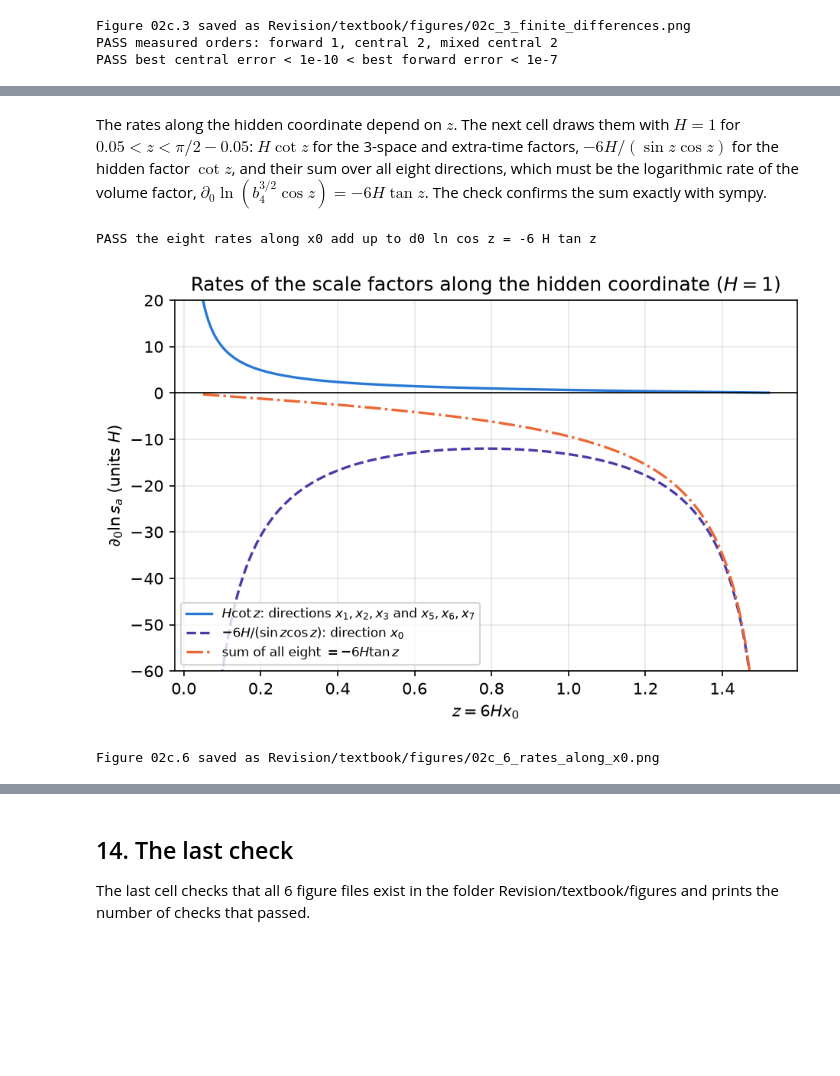
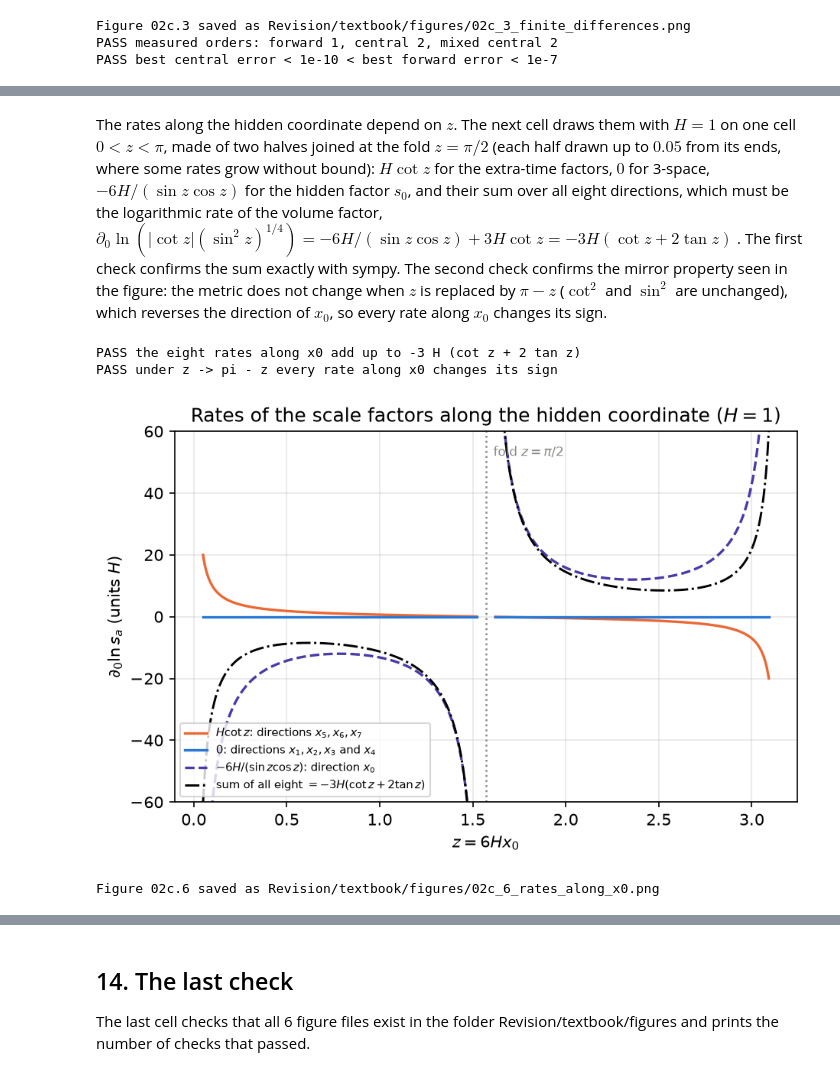
Before and after one commit to once-ere/Dirac_claude, a Jupyter notebook: Revision/textbook/notebooks/02c_partial_derivatives.ipynb, the cells around one changed output, grey strips where cells are left out. Drawn from its saved outputs; the diff is of its cells as text; code cells hidden in the pictures; blank space fills up the shorter version.

```diff
--- a/Revision/textbook/notebooks/02c_partial_derivatives.ipynb
+++ b/Revision/textbook/notebooks/02c_partial_derivatives.ipynb
@@ -1171,42 +1258,60 @@ PASS the eight rates along x4 add up to (3/2) b4'/b4, zero for constant b4
 Figure 02c.5 saved as Revision/textbook/figures/02c_5_rates_along_x4.png
 # %% [markdown]
 The rates along the hidden coordinate depend on $z$. The next cell draws them
-with $H = 1$ for $0.05 < z < \pi/2 - 0.05$: $H \cot z$ for the 3-space and
-extra-time factors, $-6H/(\sin z \cos z)$ for the hidden factor $\cot z$, and
-their sum over all eight directions, which must be the logarithmic rate of the
-volume factor, $\partial_0 \ln (b_4^{3/2} \cos z) = -6H \tan z$. The check
-confirms the sum
-exactly with sympy.
+with $H = 1$ on one cell $0 < z < \pi$, made of two halves joined at the fold
+$z = \pi/2$ (each half drawn up to $0.05$ from its ends, where some rates grow
+without bound): $H \cot z$ for the extra-time factors, $0$ for 3-space,
+$-6H/(\sin z \cos z)$ for the hidden
+factor $s_0$, and their sum over all eight directions, which must be the
+logarithmic rate of the volume factor, $\partial_0 \ln (|\cot z|
+(\sin^2 z)^{1/4}) = -6H/(\sin z \cos z) + 3H \cot z = -3H (\cot z + 2 \tan z)$.
+The first check confirms the sum exactly with sympy. The second check confirms
+the mirror property seen in the figure: the metric does not change when $z$ is
+replaced by $\pi - z$ ($\cot^2$ and $\sin^2$ are unchanged), which reverses the
+direction of $x_0$, so every rate along $x_0$ changes its sign.
 # %%
-rate_sum0 = sp.simplify(tidy(sum(rate0)))
-check(same(rate_sum0, -6 * H * sp.tan(z)),
-      "the eight rates along x0 add up to d0 ln cos z = -6 H tan z")
-z_line = np.linspace(0.05, np.pi / 2 - 0.05, 400)
+check(same(sum(rate0), -3 * H * (sp.cot(z) + 2 * sp.tan(z))),
+      "the eight rates along x0 add up to -3 H (cot z + 2 tan z)")
+mirrored = [r.subs(x0, (sp.pi - z) / (6 * H)) for r in rate0]  # z -> pi - z
+check(all(same(m, -r) for m, r in zip(mirrored, rate0)),
+      "under z -> pi - z every rate along x0 changes its sign")
 fig, ax = plt.subplots()
-ax.plot(z_line, 1 / np.tan(z_line), color=BLUE, lw=1.6,
-        label="$H \\cot z$: directions $x_1, x_2, x_3$ and $x_5, x_6, x_7$")
-ax.plot(z_line, -6 / (np.sin(z_line) * np.cos(z_line)), "--", color=VIOLET, lw=1.6,
-        label="$-6H/(\\sin z \\cos z)$: direction $x_0$")
-ax.plot(z_line, -6 * np.tan(z_line), "-.", color=ORANGE, lw=1.6,
-        label="sum of all eight $= -6 H \\tan z$")
-ax.axhline(0.0, color=BLACK, lw=0.8)
-ax.set_ylim(-60.0, 20.0)
+halves = [np.linspace(0.05, np.pi / 2 - 0.05, 300),
+          np.linspace(np.pi / 2 + 0.05, np.pi - 0.05, 300)]
+for k, z_line in enumerate(halves):
+    first = k == 0  # label the curves only once
+    ax.plot(z_line, 1 / np.tan(z_line), color=ORANGE, lw=1.6,
+            label="$H \\cot z$: directions $x_5, x_6, x_7$" if first else None)
+    ax.plot(z_line, 0 * z_line, color=BLUE, lw=1.6,
+            label="$0$: directions $x_1, x_2, x_3$ and $x_4$" if first else None)
+    ax.plot(z_line, -6 / (np.sin(z_line) * np.cos(z_line)), "--", color=VIOLET,
+            lw=1.6, label="$-6H/(\\sin z \\cos z)$: direction $x_0$" if first
+            else None)
+    ax.plot(z_line, -3 * (1 / np.tan(z_line) + 2 * np.tan(z_line)), "-.",
+            color=BLACK, lw=1.4, label="sum of all eight $= -3H(\\cot z + 2\\tan z)$"
+            if first else None)
+ax.axvline(np.pi / 2, color=GREY, ls=":", lw=1.2)
+ax.text(np.pi / 2 + 0.04, 52.0, "fold $z = \\pi/2$", fontsize=8, color=GREY)
+ax.set_ylim(-60.0, 60.0)
 ax.set_xlabel("$z = 6 H x_0$")
 ax.set_ylabel("$\\partial_0 \\ln s_a$ (units $H$)")
 ax.set_title("Rates of the scale factors along the hidden coordinate ($H = 1$)")
-ax.legend(loc="lower left", fontsize=8)
+ax.legend(loc="lower left", fontsize=7)
 save_figure(fig, "rates_along_x0",
             "The rates $\\partial_0 \\ln s_a$ at which the scale factors change "
             "along the hidden coordinate $x_0$ (vertical axis, units of $H$, "
-            "$H = 1$), against $z = 6 H x_0$ from 0.05 to $\\pi/2 - 0.05$. Solid "
-            "blue: $H \\cot z$, the same for the three 3-space and the three "
-            "extra-time directions. Dashed violet: $-6H/(\\sin z \\cos z)$ for "
-            "the hidden direction, whose scale factor is $\\cot z$. Dash-dotted "
-            "orange: the sum of all eight rates, which equals the rate "
-            "$-6 H \\tan z$ of the volume factor $b_4^{3/2} \\cos z$.")
+            "$H = 1$), against $z = 6 H x_0$ over one cell from 0.05 to "
+            "$\\pi - 0.05$, whose two halves meet at the fold $z = \\pi/2$ "
+            "(dotted). Solid orange: $H \\cot z$ for the three extra times. Solid "
+            "blue: 0 for 3-space and the time. Dashed violet: "
+            "$-6H/(\\sin z \\cos z)$ for the hidden direction, whose scale factor "
+            "is $e^{-a_4} b_4^{1/2} |\\cot z|$. Dash-dotted black: the sum of all "
+            "eight rates, the rate $-3H(\\cot z + 2 \\tan z)$ of the volume factor. "
+            "Every curve at $\\pi - z$ is minus the curve at $z$.")
 # %% [output]
-PASS the eight rates along x0 add up to d0 ln cos z = -6 H tan z
+PASS the eight rates along x0 add up to -3 H (cot z + 2 tan z)
+PASS under z -> pi - z every rate along x0 changes its sign
-[figure, old version]
+[figure, new version]
 Figure 02c.6 saved as Revision/textbook/figures/02c_6_rates_along_x0.png
 # %% [markdown]
 ## 12. The volume factor and Jacobi's formula
```
Also changed, not shown: parts of 17 cells of this notebook, 12 other files.
